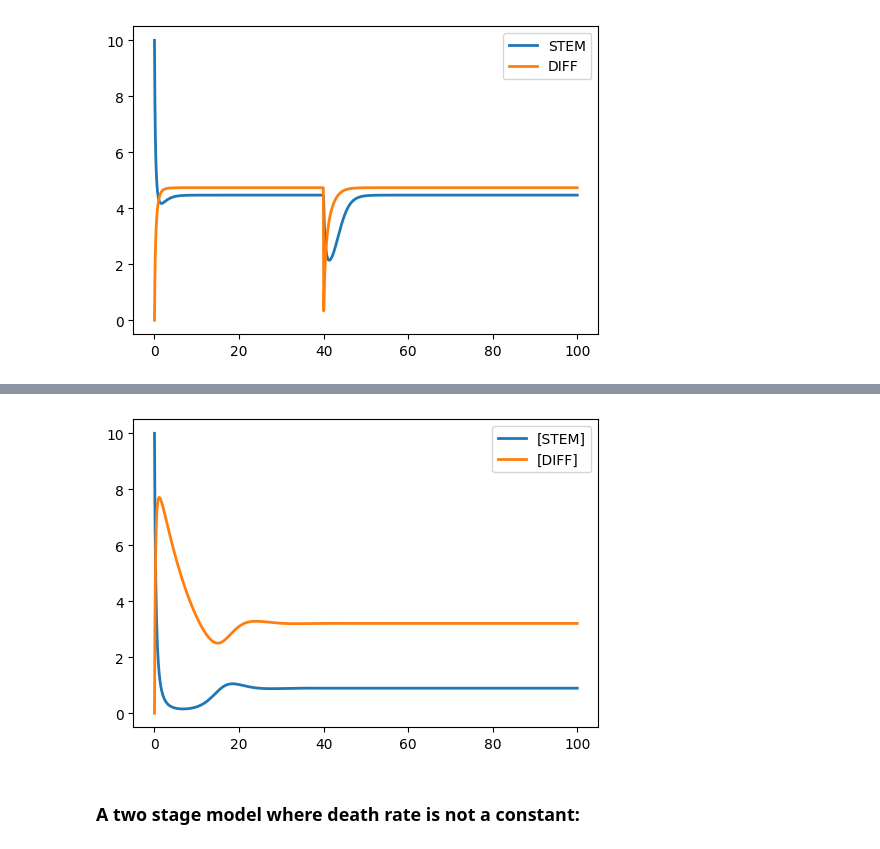
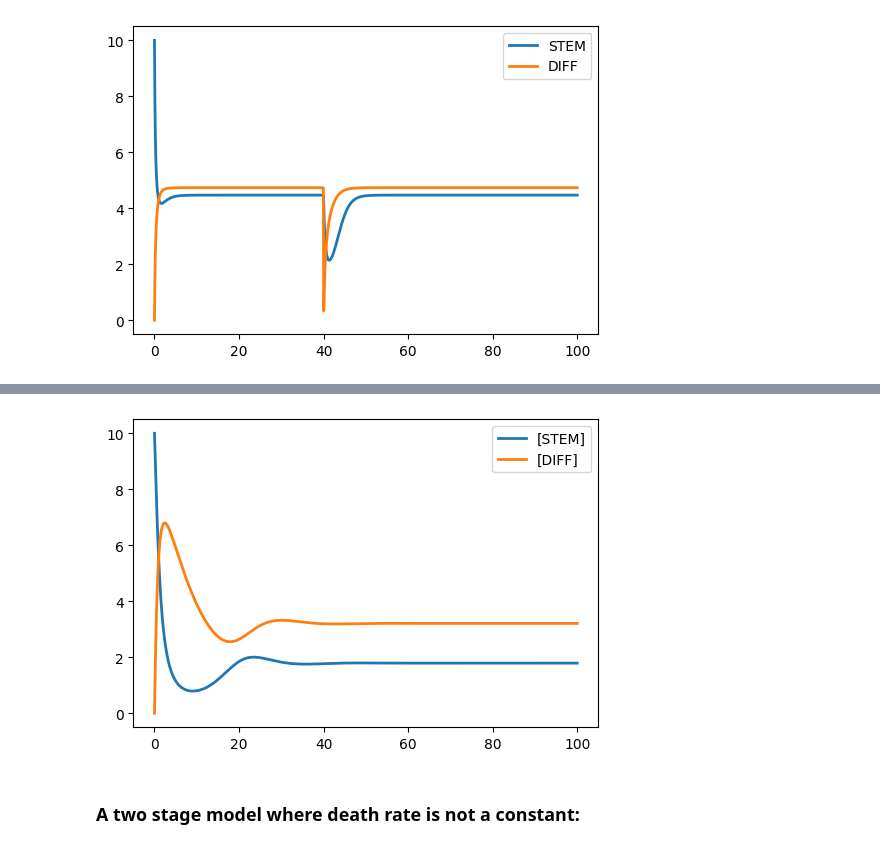
Before and after one commit to GJSeverino/Cell-Lineages, a Jupyter notebook: Nanohub_project.ipynb, the cells around one changed output, grey strips where cells are left out. Saved outputs shown, nothing was run; the diff lists cells and outputs as text; code cells hidden in the pictures.

```diff
--- a/Nanohub_project.ipynb
+++ b/Nanohub_project.ipynb
@@ -273,14 +313,14 @@ r.plot(s)
 # %%
 InhibExcite = twoCompartmentModel(
   STEM='10', DIFF='0',
-  L='1',P='1',D='0.1',
+  L='0.5',P='0.5',D='0.1',
   Control=[inhib['komarova']('DIFF','5'), excite['komarova']('STEM','5'), '1'],
   Events=[])
 r = te.loada(InhibExcite)
 s = r.simulate(0, 100, 1000)
 r.plot(s)
 # %% [output]
-[figure, old version]
+[figure, new version]
 # %% [markdown]
 ### A two stage model where death rate is not a constant:
 # %% [markdown]
```
Also changed, not shown: parts of 15 cells of this notebook.
